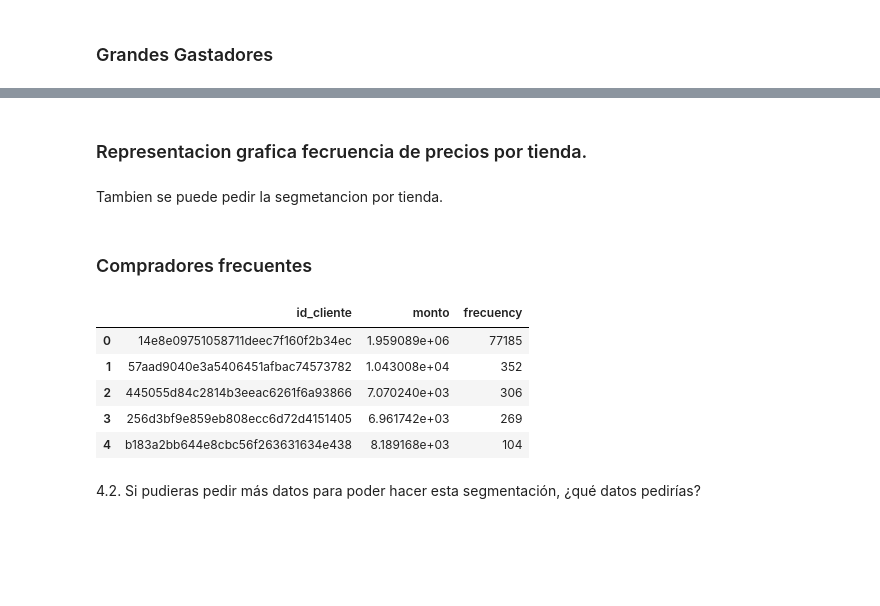
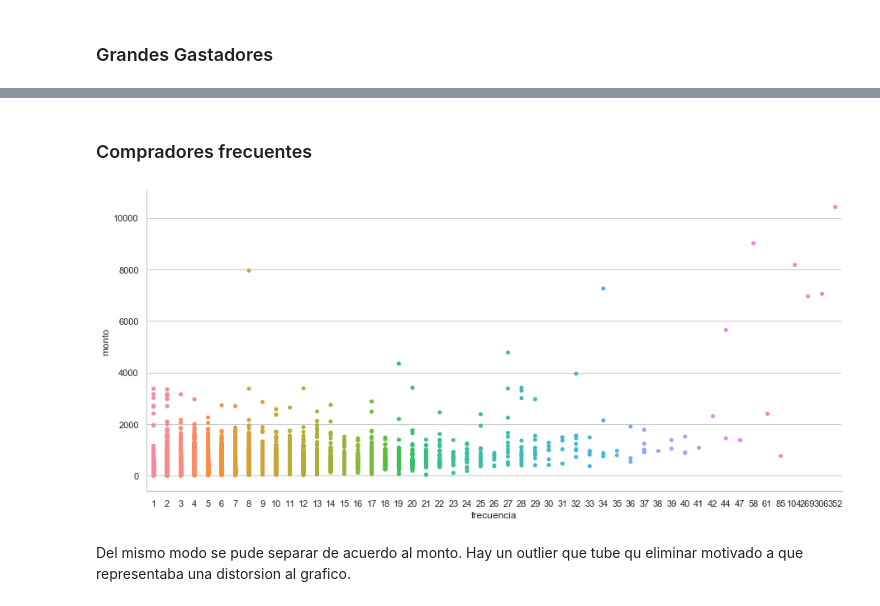
Before and after one commit to jarb29/LUMINUX, a Jupyter notebook: luminux-challenge.ipynb, the cells around one changed output, grey strips where cells are left out. Saved outputs shown, nothing was run; the diff lists cells and outputs as text; code cells hidden in the pictures; blank space fills up the shorter version.

```diff
--- a/luminux-challenge.ipynb
+++ b/luminux-challenge.ipynb
@@ -407,22 +379,24 @@ g.set_axis_labels("Monto", "Conteo")
-# %% [markdown]
-###  Representacion grafica fecruencia de precios por tienda.
-# %% [markdown]
-Tambien se puede pedir la segmetancion por tienda.
 # %% [markdown]
 ### Compradores frecuentes
 # %%
 df1 = df.groupby(["id_cliente"])['monto'].sum()
 df2 = df.groupby(["id_cliente"])['id_cliente'].count()
 
 result = pd.concat([df1, df2], axis=1, join='inner')
-result.columns = ["monto", "frecuency"]
-result.sort_values(by=["frecuency"], ascending=False).reset_index().head()
+result.columns = ["monto", "frecuencia"]
+result = result.sort_values(by=["frecuencia"], ascending=False).reset_index()
+
+result = result.drop(result.index[0])
+result
+
+e = sns.catplot(x='frecuencia', y='monto',
+            data=result,
+            jitter=False,
+            height=4, aspect=1.5)
+
+e.fig.set_figwidth(14)
+e.fig.set_figheight(6)
 # %% [output]
-|  | id_cliente | monto | frecuency |
-| 0 | 14e8e09751058711deec7f160f2b34ec | 1.959089e+06 | 77185 |
-| 1 | 57aad9040e3a5406451afbac74573782 | 1.043008e+04 | 352 |
-| 2 | 445055d84c2814b3eeac6261f6a93866 | 7.070240e+03 | 306 |
-| 3 | 256d3bf9e859eb808ecc6d72d4151405 | 6.961742e+03 | 269 |
-| 4 | b183a2bb644e8cbc56f263631634e438 | 8.189168e+03 | 104 |
+[figure, added]
-# %% [markdown]
-4.2. Si pudieras pedir más datos para poder hacer esta segmentación, ¿qué datos pedirías?
+# %% [markdown]
+Del mismo modo se pude separar de acuerdo al monto. Hay un outlier que tube qu eliminar motivado a que representaba una distorsion al grafico.
```
Also changed, not shown: parts of 26 cells of this notebook.
